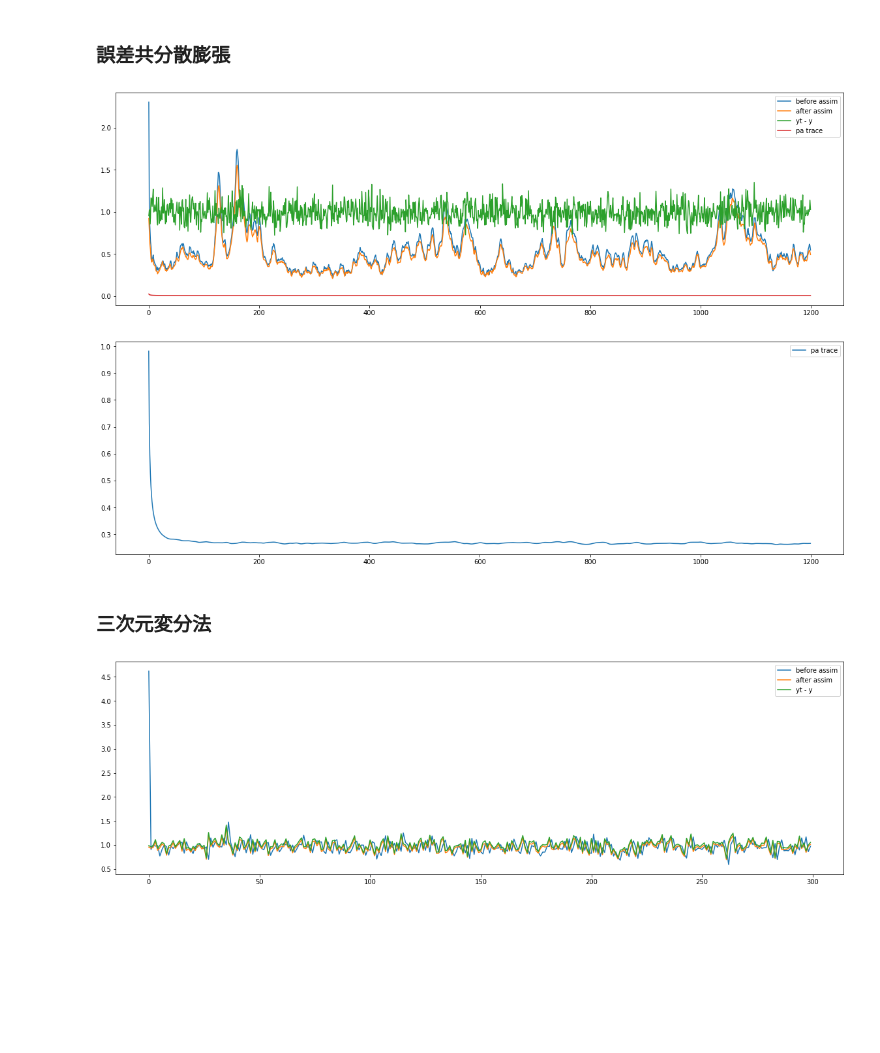
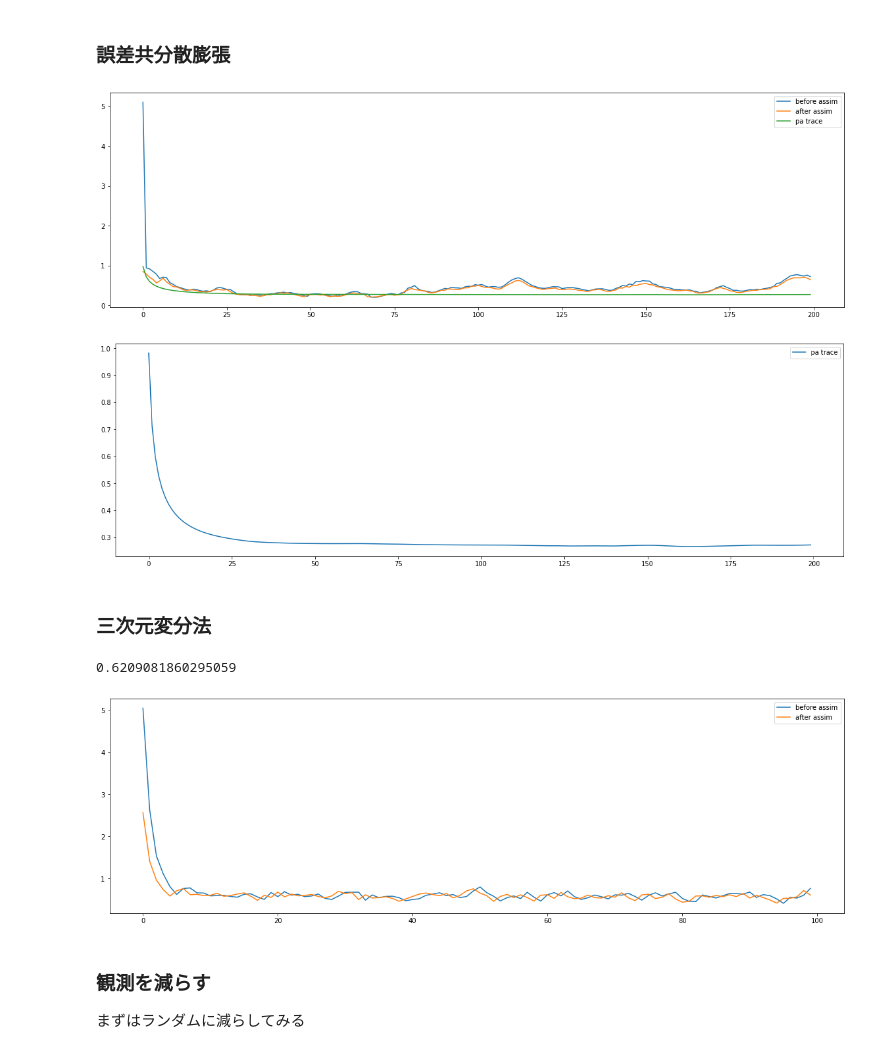
Before and after one commit to tychy/data-assimilation, a Jupyter notebook: python/lorenz.ipynb, the cells around one changed output. Cells and saved outputs as stored; diff of their text form; code cells hidden in the pictures; blank space fills up the shorter version.

```diff
--- a/python/lorenz.ipynb
+++ b/python/lorenz.ipynb
@@ -9,20 +12,6 @@ from sklearn.metrics import mean_squared_error
 # %% [markdown]
 ## ローレンツ96のモデルを作る
 6h = 0.05 step
-# %%
-def l96_model(x, t):
-    """Lorenz 96 model with constant forcing"""
-    # Setting up vector
-    d = np.zeros(N)
-    # Loops over indices (with operations and Python underflow indexing handling edge cases)
-    for i in range(N):
-        d[i] = (x[(i + 1) % N] - x[i - 2]) * x[i - 1] - x[i] + F
-    return d
-
-def l96_step(x, step):
-    t = np.arange(0.0, step+0.01, 0.01)
-    x = odeint(l96_model, x, t)
-    return x[1:]
 # %%
 N = 40
 F = 8
@@ -62,6 +55,7 @@ plt.show()
 # %%
 datawithnoise = data + random_ls
 np.savetxt("datawithnoise.txt", datawithnoise)
+x_last = x_one[-1]
 # %% [markdown]
 ## データ同化システムの構築
 カルマンフィルタ
@@ -157,17 +77,18 @@ for  i in tqdm(range(1200 * 5)):
+# %%
+xferror_before_assim, xferror_after_assim, trpa = kf(x_last, data, datawithnoise,step=200, param=1.1)
 # %%
 plt.plot(xferror_before_assim, label="before assim")
 plt.plot(xferror_after_assim, label="after assim")
-plt.plot(yrmse, label="yt - y")
-plt.plot(np.array(trpa) / N, label="pa trace")
+plt.plot(np.array(trpa), label="pa trace")
 plt.legend()
-plt.savefig('kfwinf.png')
+plt.savefig("kf.png")
 # %% [output]
-[figure, old version]
+[figure, new version]
 # %%
 plt.plot(np.array(trpa), label="pa trace")
 plt.legend()
 plt.show()
 # %% [output]
-[figure, old version]
+[figure, new version]
 # %% [markdown]
 ### 三次元変分法
@@ -206,8 +97,14 @@ for  i in tqdm(range(300 * 5)):
+# %%
+np.array(xferror_after_assim).mean()
+# %% [output]
+0.6209081860295059
 # %%
 plt.plot(xferror_before_assim, label="before assim")
 plt.plot(xferror_after_assim, label="after assim")
-plt.plot(yrmse, label="yt - y")
 plt.legend()
-plt.savefig('3henbun.png')
+plt.savefig("3henbun.png")
 # %% [output]
-[figure, old version]
+[figure, new version]
+# %% [markdown]
+### 観測を減らす
+まずはランダムに減らしてみる
```
Also changed, not shown: parts of 19 cells of this notebook, 1 other file.
